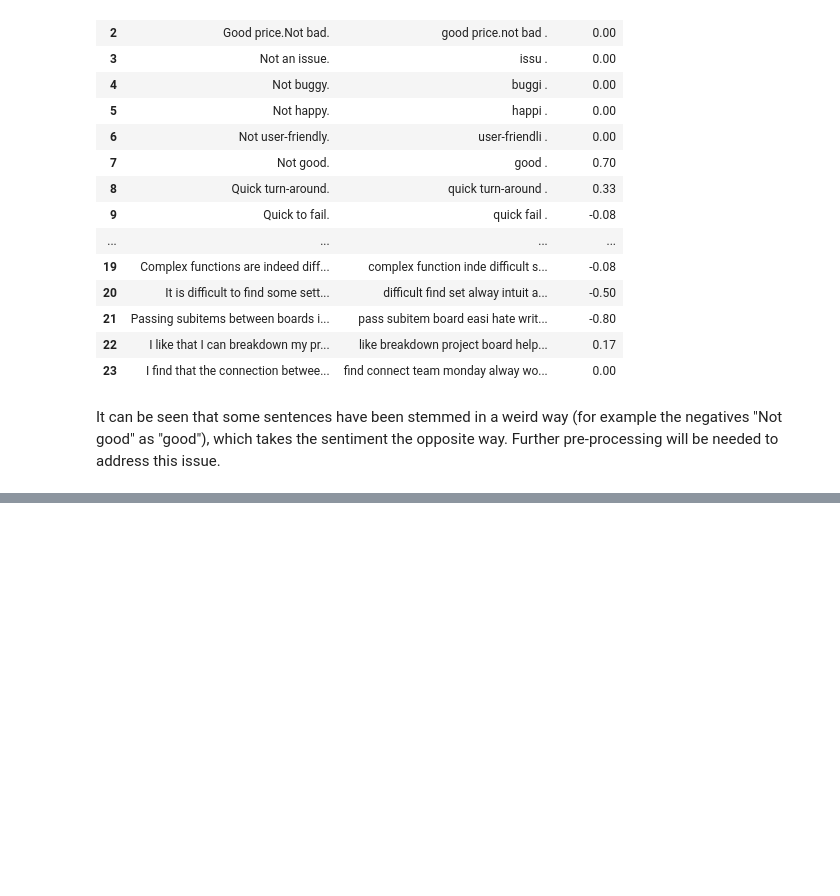
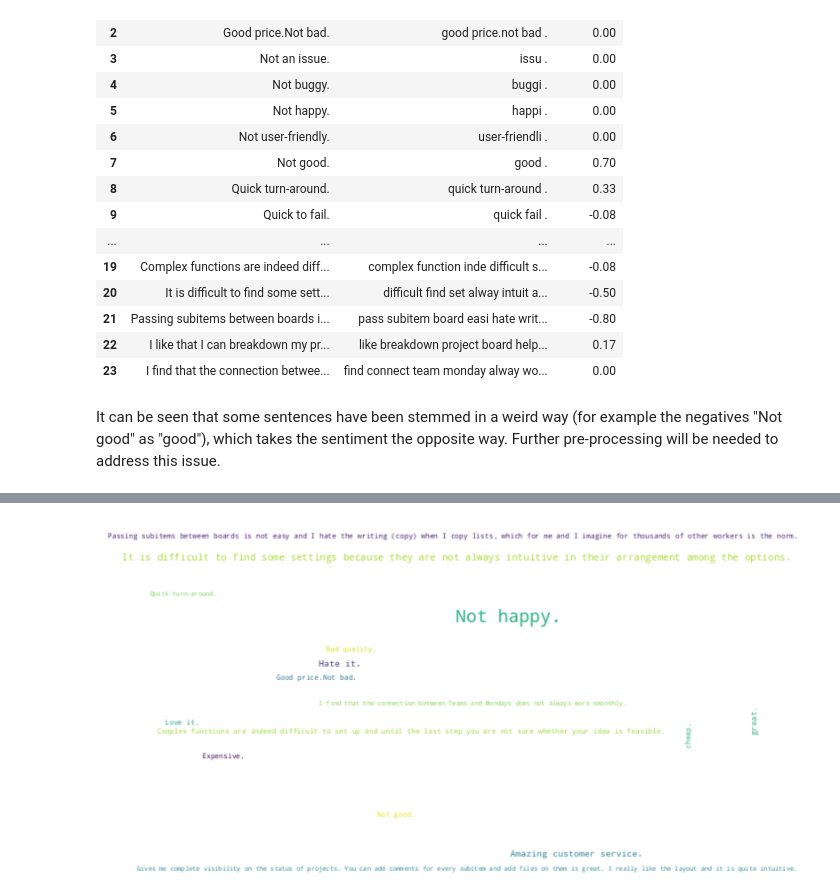
Before and after one commit to ddenebb/estructures_Dataframe, a Jupyter notebook: Tasca_M9_T01.ipynb, the cells around one changed output, grey strips where cells are left out. Cells and saved outputs as stored; diff of their text form; code cells hidden in the pictures; blank space fills up the shorter version.

```diff
--- a/Tasca_M9_T01.ipynb
+++ b/Tasca_M9_T01.ipynb
@@ -178,3 +191,16 @@ df
 | 23 | I find that the connection betwee... | find connect team monday alway wo... | 0.00 |
 # %% [markdown]
 It can be seen that some sentences have been stemmed in a weird way (for example the negatives "Not good" as "good"), which takes the sentiment the opposite way. Further pre-processing will be needed to address this issue.
+# %%
+import pandas as pd
+from textblob import TextBlob
+
+# define a function to calculate subjectivity using TextBlob
+def get_subjectivity(text):
+    return TextBlob(text).sentiment.subjectivity
+
+# apply the get_subjectivity function to the 'text' column of the DataFrame
+df['subjectivity'] = df['text'].apply(get_subjectivity)
+
+# print the resulting DataFrame
+print(df)
@@ -180,0 +228,19 @@ It can be seen that some sentences have been stemmed in a weird way (for example
+# %%
+from wordcloud import WordCloud
+
+# create a dictionary of word frequencies based on the subjectivity scores
+word_freq = dict(zip(df['text'], df['subjectivity']))
+
+# create a WordCloud object with the word frequencies
+wc = WordCloud(width=800, height=400, background_color='white', max_words=50)
+
+# generate the word cloud from the word frequencies
+wc.generate_from_frequencies(word_freq)
+
+# plot the word cloud
+plt.figure(figsize=(30, 20))
+plt.imshow(wc, interpolation='bilinear')
+plt.axis('off')
+plt.show()
+# %% [output]
+[figure, added]
```
Also changed, not shown: parts of 4 cells of this notebook.
